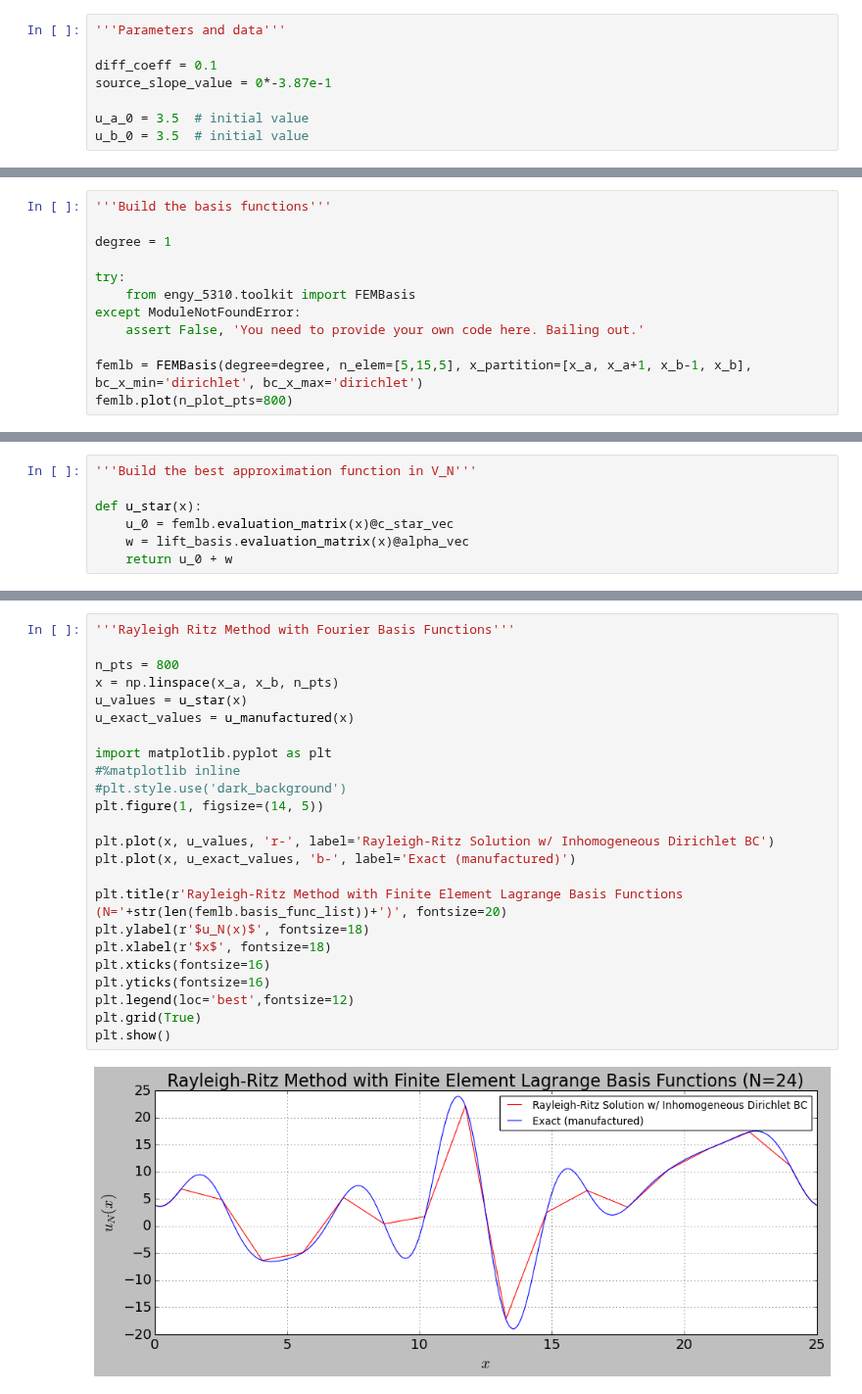
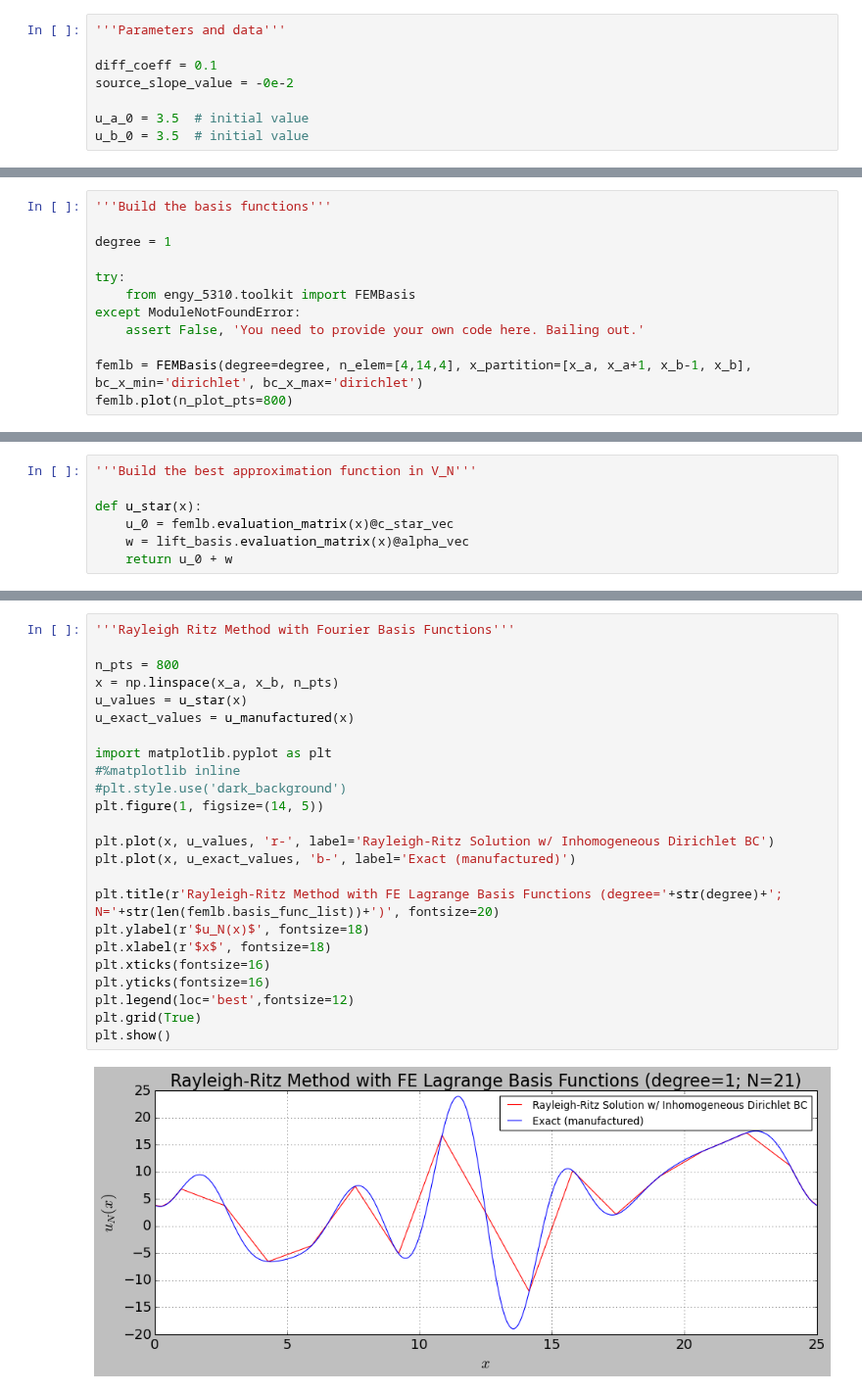
Before and after one commit to dpploy/engy-5330, a Jupyter notebook: notebooks/05a-rayleigh-ritz-fem-verification.ipynb, the cells around one changed output, grey strips where cells are left out. Shown at 98% size. Cells and saved outputs as stored; diff of their text form.

```diff
--- a/notebooks/05a-rayleigh-ritz-fem-verification.ipynb
+++ b/notebooks/05a-rayleigh-ritz-fem-verification.ipynb
@@ -90,7 +90,7 @@ x_b = 25
 '''Parameters and data'''
 
 diff_coeff = 0.1
-source_slope_value = 0*-3.87e-1
+source_slope_value = -0e-2
 
 u_a_0 = 3.5  # initial value
 u_b_0 = 3.5  # initial value
@@ -363,6 +366,6 @@ try:
 except ModuleNotFoundError:
     assert False, 'You need to provide your own code here. Bailing out.'
 
-femlb = FEMBasis(degree=degree, n_elem=[5,15,5], x_partition=[x_a, x_a+1, x_b-1, x_b], bc_x_min='dirichlet', bc_x_max='dirichlet')
+femlb = FEMBasis(degree=degree, n_elem=[4,14,4], x_partition=[x_a, x_a+1, x_b-1, x_b], bc_x_min='dirichlet', bc_x_max='dirichlet')
 femlb.plot(n_plot_pts=800)
 # %% [output]
@@ -425,29 +438,29 @@ def u_star(x):
 # %%
 '''Rayleigh Ritz Method with Fourier Basis Functions'''
 
 n_pts = 800
 x = np.linspace(x_a, x_b, n_pts)
 u_values = u_star(x)
 u_exact_values = u_manufactured(x)
 
 import matplotlib.pyplot as plt
 #%matplotlib inline
 #plt.style.use('dark_background')
 plt.figure(1, figsize=(14, 5))
 
 plt.plot(x, u_values, 'r-', label='Rayleigh-Ritz Solution w/ Inhomogeneous Dirichlet BC')
 plt.plot(x, u_exact_values, 'b-', label='Exact (manufactured)')
 
-plt.title(r'Rayleigh-Ritz Method with Finite Element Lagrange Basis Functions (N='+str(len(femlb.basis_func_list))+')', fontsize=20)
+plt.title(r'Rayleigh-Ritz Method with FE Lagrange Basis Functions (degree='+str(degree)+'; N='+str(len(femlb.basis_func_list))+')', fontsize=20)
 plt.ylabel(r'$u_N(x)$', fontsize=18)
 plt.xlabel(r'$x$', fontsize=18)
 plt.xticks(fontsize=16)
 plt.yticks(fontsize=16)
 plt.legend(loc='best',fontsize=12)
 plt.grid(True)
 plt.show()
 # %% [output]
-[figure, old version]
+[figure, new version]
 # %%
 '''L2 norm relative error'''
 
```
Also changed, not shown: parts of 9 cells of this notebook, 3 other files.
